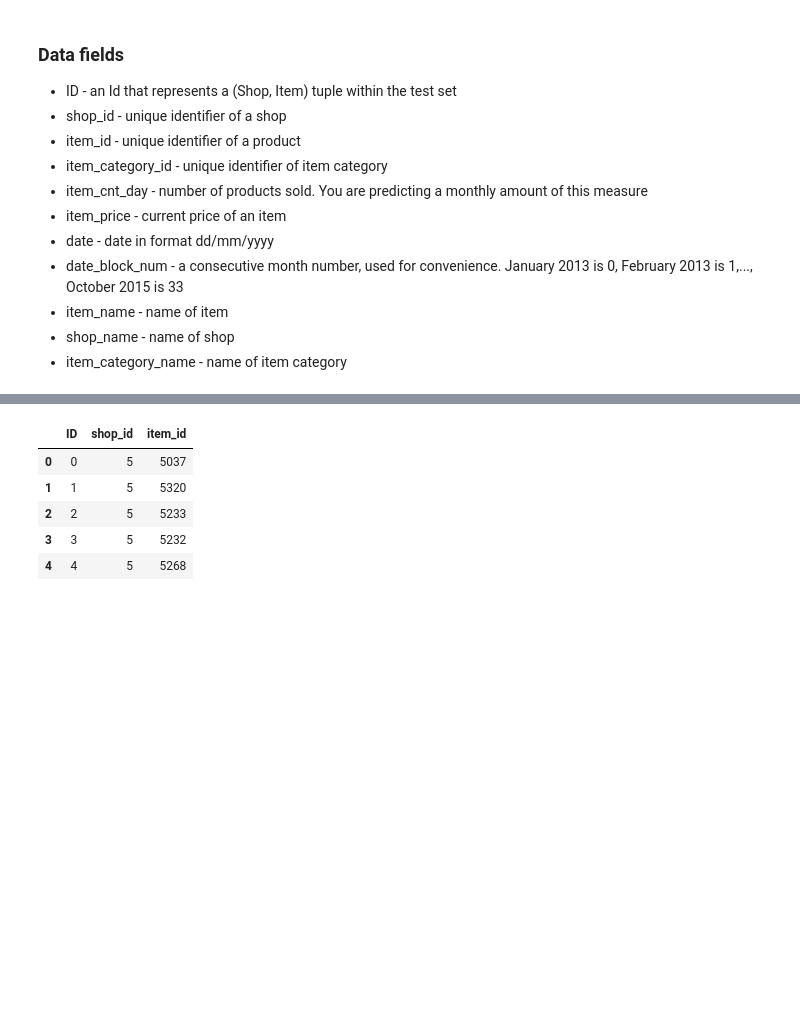
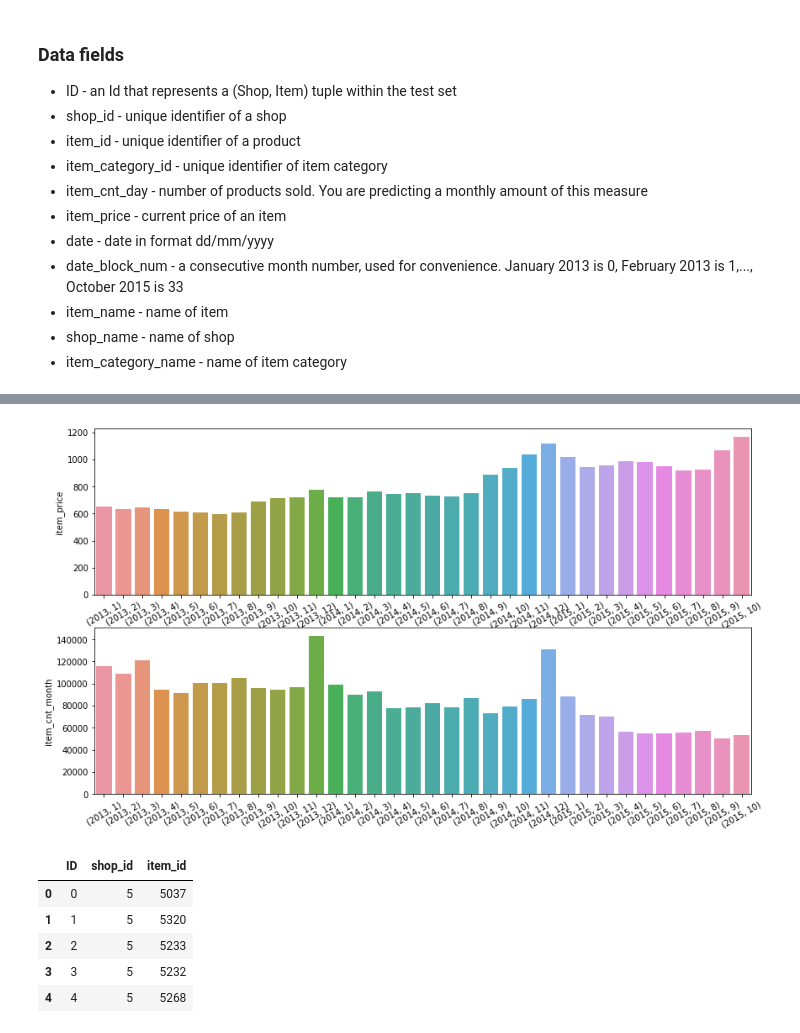
Before and after one commit to moerashidi/Predict_Future_Sales, a Jupyter notebook: Predict_Future_Sales.ipynb, the cells around one changed output, grey strips where cells are left out. Cells and saved outputs as stored; diff of their text form; code cells hidden in the pictures; blank space fills up the shorter version.

```diff
--- a/Predict_Future_Sales.ipynb
+++ b/Predict_Future_Sales.ipynb
@@ -40,3 +119,15 @@ df.head()
+# %%
+plt.figure(figsize=(14,8))
+plt.subplot(211)
+sns.barplot(df.groupby(['year','month'])['item_price'].mean().index,df.groupby(
+    ['year','month'])['item_price'].mean())
+plt.xticks(rotation=30)
+plt.subplot(212)
+sns.barplot(df.groupby(['year','month'])['item_cnt_month'].sum().index,df.groupby(
+    ['year','month'])['item_cnt_month'].sum())
+plt.xticks(rotation=30);
+# %% [output]
+[figure, added]
 # %%
 df_test=pd.read_csv('test.csv.gz')
 # %%
```
Also changed, not shown: parts of 22 cells of this notebook.
